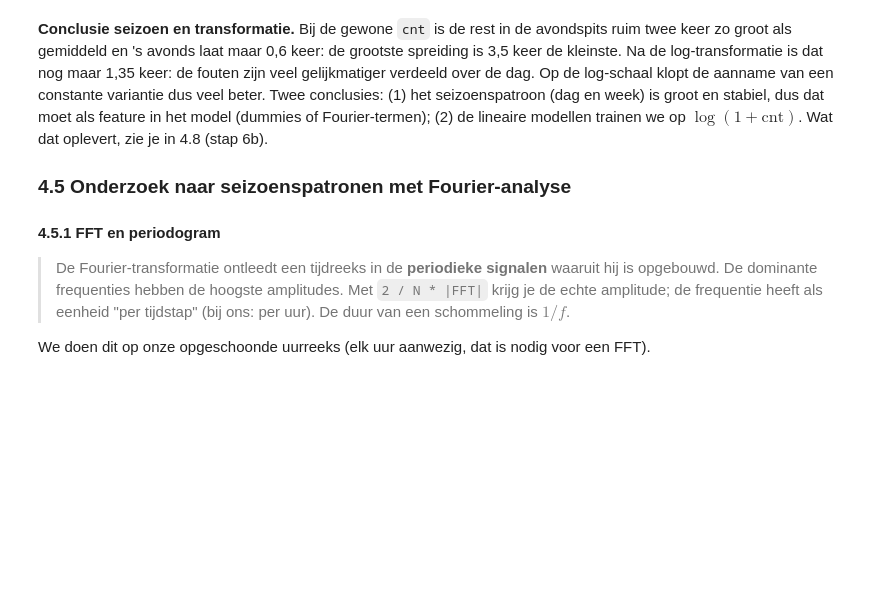
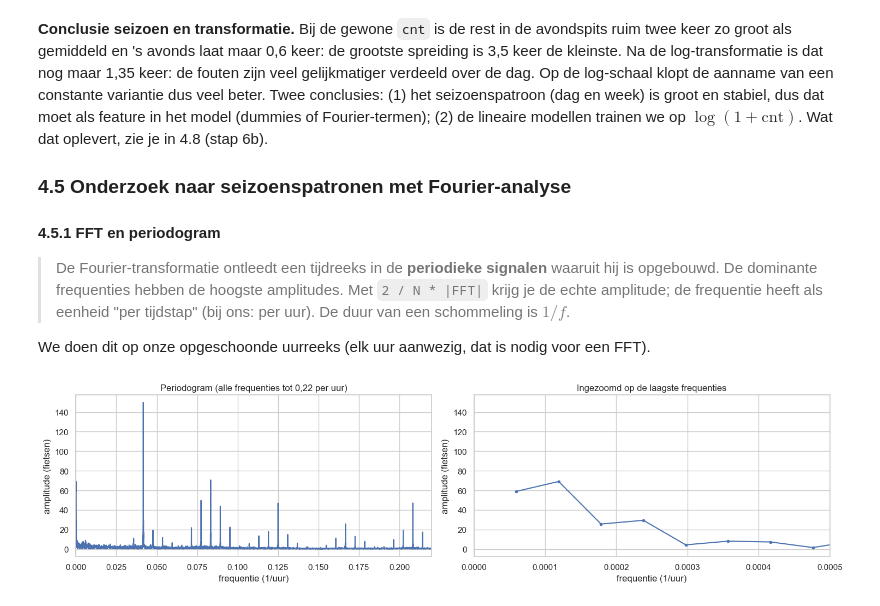
Before and after one commit to AlishaSR2k5/verhuuraantallen-voorspellen, a Jupyter notebook: notebook.ipynb, the cells around one changed output. Saved outputs shown, nothing was run; the diff lists cells and outputs as text; code cells hidden in the pictures; blank space fills up the shorter version.

Commit message:
FFT uitgevoerd + interpretatie v/d pieken, periodogram op log-schaal, Inverse FFT als filter

```diff
--- a/notebook.ipynb
+++ b/notebook.ipynb
@@ -1474,3 +1474,25 @@ modellen trainen we op $\log(1 + \text{cnt})$. Wat dat oplevert, zie je in 4.8
 
 We doen dit op onze opgeschoonde uurreeks (elk uur aanwezig, dat is nodig voor een
 FFT).
+# %%
+# Voer de FFT uit
+tijdreeks = dfh['cnt'].values
+n = len(tijdreeks)
+freq = np.fft.fftfreq(n, 1)               # 1 uur tussen de metingen
+fft_result = fft(tijdreeks)
+amplitude = 2 / n * np.abs(fft_result)    # 'echte' amplitude (TS2, dia 26)
+
+fig, ax = plt.subplots(1, 2, figsize=(15, 4))
+ax[0].plot(freq[1:n // 2], amplitude[1:n // 2])
+ax[0].set_xlim([0, 0.22])
+ax[0].set_title('Periodogram (alle frequenties tot 0,22 per uur)')
+ax[1].plot(freq[1:n // 2], amplitude[1:n // 2], marker='.')
+ax[1].set_xlim([0, 0.0005])
+ax[1].set_title('Ingezoomd op de laagste frequenties')
+for a in ax:
+    a.set_xlabel('frequentie (1/uur)')
+    a.set_ylabel('amplitude (fietsen)')
+plt.tight_layout()
+plt.show()
+# %% [output]
+[figure, added]
```
Also changed, not shown: parts of 6 cells of this notebook.
